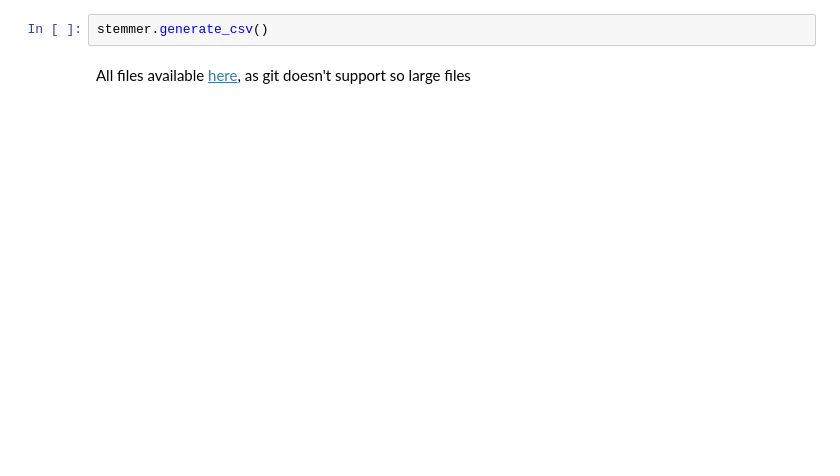
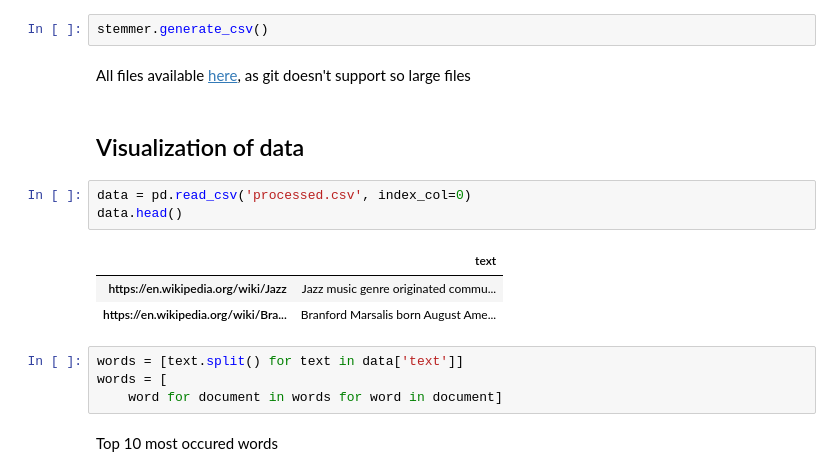
Before and after one commit to kordc/WikipediaRecommender, a Jupyter notebook: process_files.ipynb, the cells around one changed output. Saved outputs shown, nothing was run; the diff lists cells and outputs as text; blank space fills up the shorter version.

```diff
--- a/process_files.ipynb
+++ b/process_files.ipynb
@@ -178,3 +37,18 @@ preprocessed = stemmer.process_corpus()
 stemmer.generate_csv()
 # %% [markdown]
 All files available [here](https://drive.google.com/drive/folders/1FkuFF7tCvBj8pTVDtOtFXtfSUOH7a2vw?usp=sharing), as git doesn't support so large files
+# %% [markdown]
+## Visualization of data
+# %%
+data = pd.read_csv('processed.csv', index_col=0)
+data.head()
+# %% [output]
+|  | text |
+| https://en.wikipedia.org/wiki/Jazz | Jazz music genre originated commu... |
+| https://en.wikipedia.org/wiki/Bra... | Branford Marsalis born August Ame... |
+# %%
+words = [text.split() for text in data['text']]
+words = [
+    word for document in words for word in document]
+# %% [markdown]
+Top 10 most occured words
```
Also changed, not shown: parts of 20 cells of this notebook, 4 other files.
